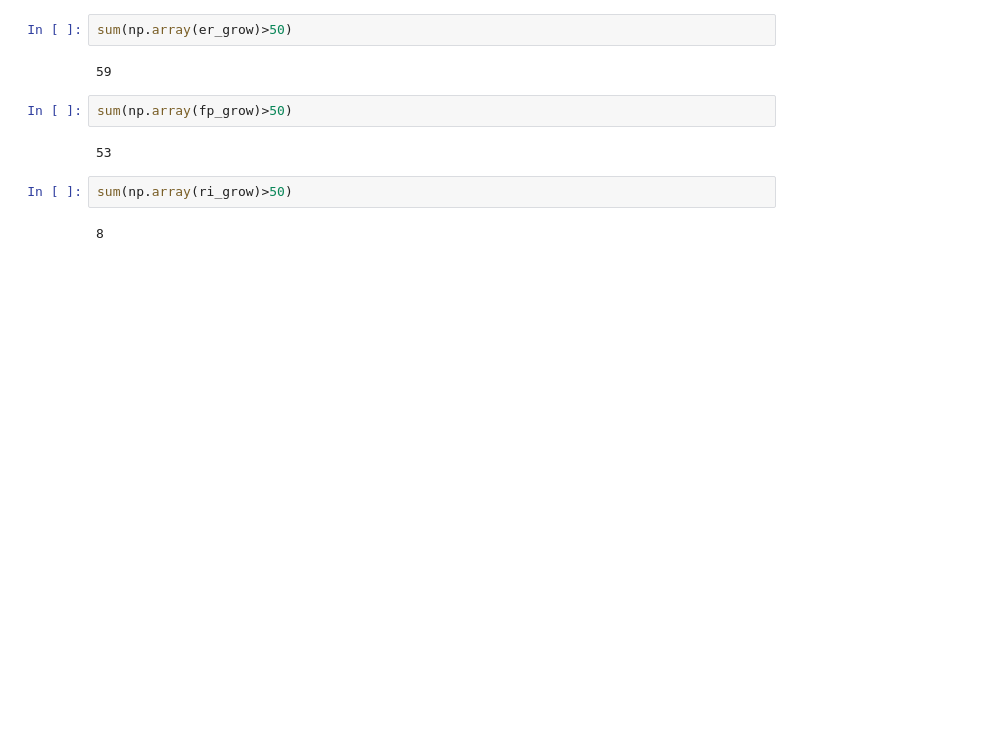
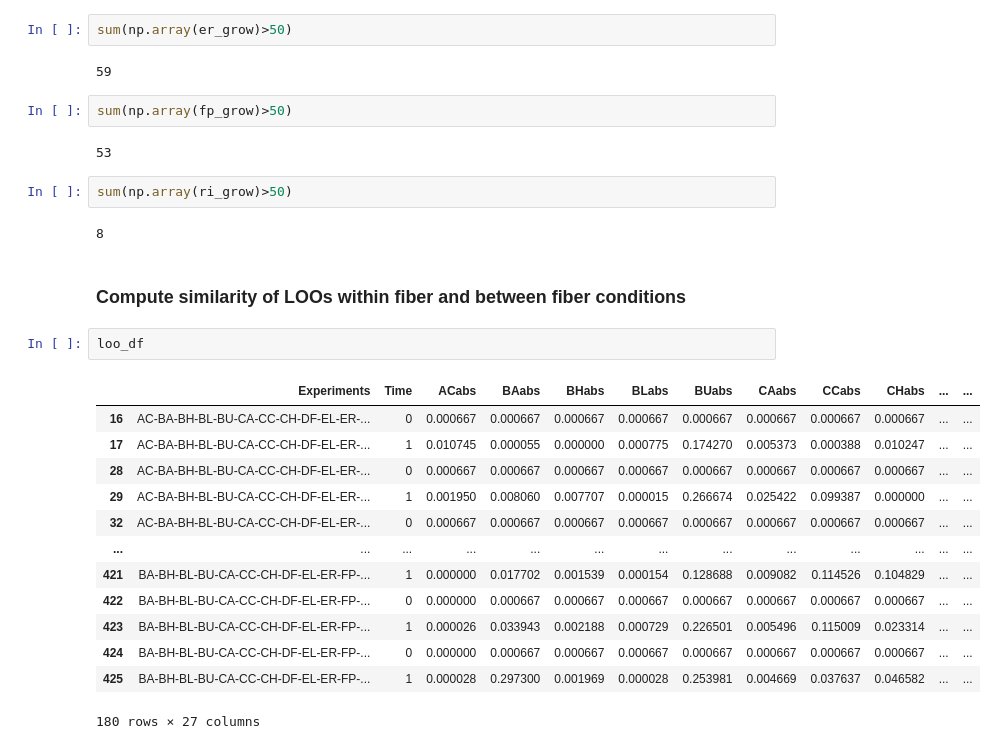
Before and after one commit to VenturelliLab/Connors-Thompson_et_al_2026, a Jupyter notebook: DTL 0.ipynb, the cells around one changed output. Saved outputs shown, nothing was run; the diff lists cells and outputs as text; blank space fills up the shorter version.

```diff
--- a/DTL 0.ipynb
+++ b/DTL 0.ipynb
@@ -192,3 +192,21 @@ sum(np.array(fp_grow)>50)
 sum(np.array(ri_grow)>50)
 # %% [output]
 8
+# %% [markdown]
+### Compute similarity of LOOs within fiber and between fiber conditions
+# %%
+loo_df
+# %% [output]
+|  | Experiments | Time | ACabs | BAabs | BHabs | BLabs | BUabs | CAabs | CCabs | CHabs | ... | ... |
+| 16 | AC-BA-BH-BL-BU-CA-CC-CH-DF-EL-ER-... | 0 | 0.000667 | 0.000667 | 0.000667 | 0.000667 | 0.000667 | 0.000667 | 0.000667 | 0.000667 | ... | ... |
+| 17 | AC-BA-BH-BL-BU-CA-CC-CH-DF-EL-ER-... | 1 | 0.010745 | 0.000055 | 0.000000 | 0.000775 | 0.174270 | 0.005373 | 0.000388 | 0.010247 | ... | ... |
+| 28 | AC-BA-BH-BL-BU-CA-CC-CH-DF-EL-ER-... | 0 | 0.000667 | 0.000667 | 0.000667 | 0.000667 | 0.000667 | 0.000667 | 0.000667 | 0.000667 | ... | ... |
+| 29 | AC-BA-BH-BL-BU-CA-CC-CH-DF-EL-ER-... | 1 | 0.001950 | 0.008060 | 0.007707 | 0.000015 | 0.266674 | 0.025422 | 0.099387 | 0.000000 | ... | ... |
+| 32 | AC-BA-BH-BL-BU-CA-CC-CH-DF-EL-ER-... | 0 | 0.000667 | 0.000667 | 0.000667 | 0.000667 | 0.000667 | 0.000667 | 0.000667 | 0.000667 | ... | ... |
+| ... | ... | ... | ... | ... | ... | ... | ... | ... | ... | ... | ... | ... |
+| 421 | BA-BH-BL-BU-CA-CC-CH-DF-EL-ER-FP-... | 1 | 0.000000 | 0.017702 | 0.001539 | 0.000154 | 0.128688 | 0.009082 | 0.114526 | 0.104829 | ... | ... |
+| 422 | BA-BH-BL-BU-CA-CC-CH-DF-EL-ER-FP-... | 0 | 0.000000 | 0.000667 | 0.000667 | 0.000667 | 0.000667 | 0.000667 | 0.000667 | 0.000667 | ... | ... |
+| 423 | BA-BH-BL-BU-CA-CC-CH-DF-EL-ER-FP-... | 1 | 0.000026 | 0.033943 | 0.002188 | 0.000729 | 0.226501 | 0.005496 | 0.115009 | 0.023314 | ... | ... |
+| 424 | BA-BH-BL-BU-CA-CC-CH-DF-EL-ER-FP-... | 0 | 0.000000 | 0.000667 | 0.000667 | 0.000667 | 0.000667 | 0.000667 | 0.000667 | 0.000667 | ... | ... |
+| 425 | BA-BH-BL-BU-CA-CC-CH-DF-EL-ER-FP-... | 1 | 0.000028 | 0.297300 | 0.001969 | 0.000028 | 0.253981 | 0.004669 | 0.037637 | 0.046582 | ... | ... |
+180 rows × 27 columns
```
Also changed, not shown: parts of 6 cells of this notebook, 2 other files.
